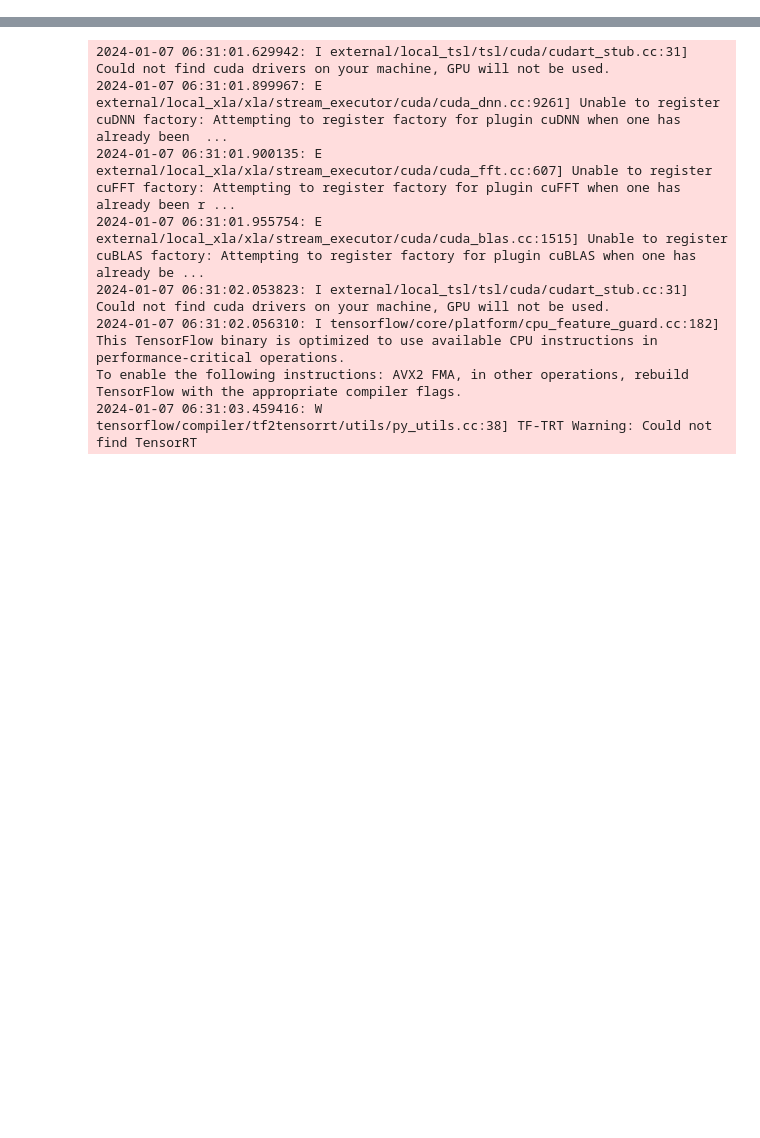
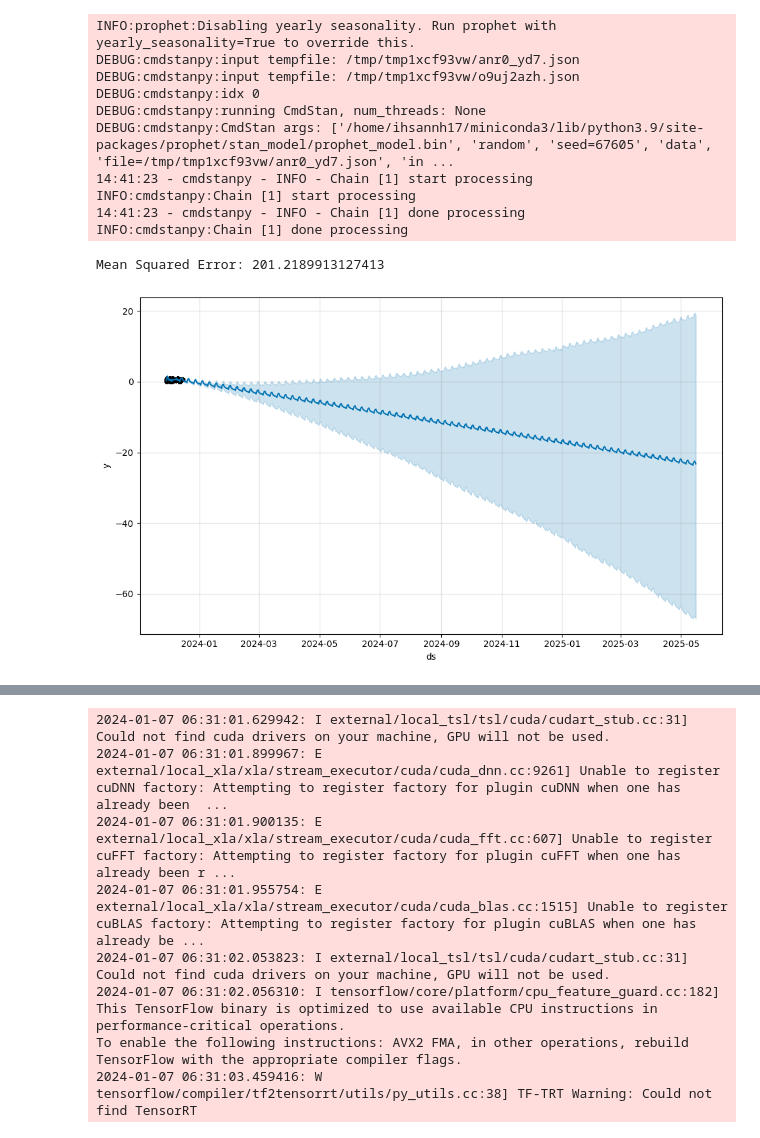
Before and after one commit to compensatorium-tlyh/training-ai, a Jupyter notebook: covwatch-ai.ipynb, the cells around one changed output, grey strips where cells are left out. Cells and saved outputs as stored; diff of their text form; code cells hidden in the pictures; blank space fills up the shorter version.

```diff
--- a/covwatch-ai.ipynb
+++ b/covwatch-ai.ipynb
@@ -0,0 +216,63 @@
+# %%
+#Prophet
+import pandas as pd
+from prophet import Prophet
+from sklearn.model_selection import train_test_split
+from sklearn.metrics import mean_squared_error
+import numpy as np
+
+# Load the data
+data = pd.read_csv(file_path)
+
+# Sort the data by 'Code', 'Name', and 'Time (WIB)'
+data = data.sort_values(by=['Code', 'Name', 'Time (WIB)'])
+
+# Extract features and labels
+features = data[['SpO2', 'BP Dia', 'BP Sys', 'HRV', 'Stress', 'HR', 'Body Temp']].copy()
+features['ds'] = pd.to_datetime(data['Time (WIB)'])
+features['y'] = data['Code']
+
+# Handle missing values (replace NaN with mean for simplicity)
+features = features.fillna(features.mean())
+
+# Train-test split (80-20 split)
+train_size = int(len(features) * 0.8)
+train, test = features[:train_size], features[train_size:]
+
+# Initialize and fit the Prophet model
+model = Prophet()
+model.fit(train)
+
+# Create a dataframe for future dates
+future = model.make_future_dataframe(periods=len(test))
+
+# Predict on the future dates
+forecast = model.predict(future)
+
+# Extract actual values and predicted values
+y_true = test['y'].values
+y_pred = forecast['yhat'].values[-len(test):]
+
+# Convert to discrete labels (0, 0.25, 0.5, 0.75, 1)
+y_pred_discrete = np.round(y_pred / 0.25) * 0.25
+
+# Evaluate the model using mean squared error
+mse = mean_squared_error(y_true, y_pred_discrete)
+
+print(f'Mean Squared Error: {mse}')
+
+# Optionally, plot the forecast
+fig = model.plot(forecast)
+# %% [output]
+INFO:prophet:Disabling yearly seasonality. Run prophet with yearly_seasonality=True to override this.
+DEBUG:cmdstanpy:input tempfile: /tmp/tmp1xcf93vw/anr0_yd7.json
+DEBUG:cmdstanpy:input tempfile: /tmp/tmp1xcf93vw/o9uj2azh.json
+DEBUG:cmdstanpy:idx 0
+DEBUG:cmdstanpy:running CmdStan, num_threads: None
+DEBUG:cmdstanpy:CmdStan args: ['/home/ihsannh17/miniconda3/lib/python3.9/site-packages/prophet/stan_model/prophet_model.bin', 'random', 'seed=67605', 'data', 'file=/tmp/tmp1xcf93vw/anr0_yd7.json', 'in ...
+14:41:23 - cmdstanpy - INFO - Chain [1] start processing
+INFO:cmdstanpy:Chain [1] start processing
+14:41:23 - cmdstanpy - INFO - Chain [1] done processing
+INFO:cmdstanpy:Chain [1] done processing
+Mean Squared Error: 201.2189913127413
+[figure, added]
```
Also changed, not shown: parts of 10 cells of this notebook.
